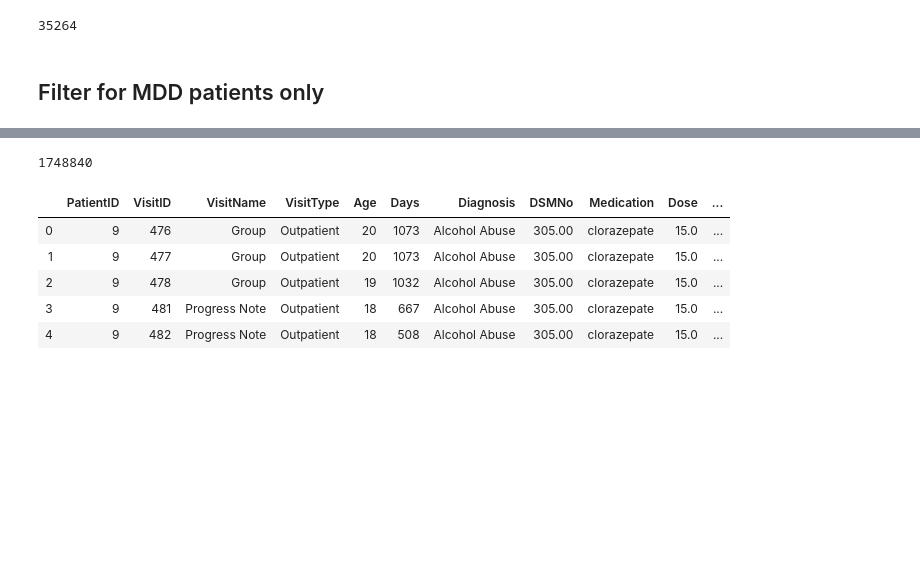
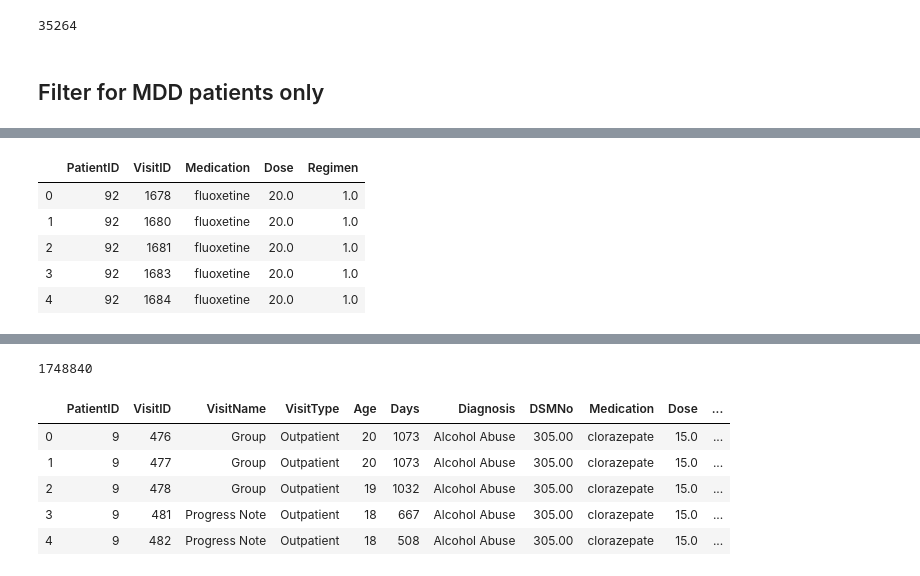
Before and after one commit to geraldinepyh/VDL, a Jupyter notebook: src/MDD_Querying_Temp.ipynb, the cells around one changed output, grey strips where cells are left out. Saved outputs shown, nothing was run; the diff lists cells and outputs as text; code cells hidden in the pictures; blank space fills up the shorter version.

```diff
--- a/src/MDD_Querying_Temp.ipynb
+++ b/src/MDD_Querying_Temp.ipynb
@@ -72,7 +72,7 @@ mdd_filter = pd.read_csv('../data/raw_data/Filters/Mdd_Filter.csv', header=None)
 mdd_filter_query = tuple([mdd for mdd in mdd_filter[0]])
 
 mdd_query = f"""select
-    distinct pd.patientid
+    distinct pd.typepatientid
 from
     rwe_version1_2.pdiagnose pd
 inner join (
@@ -95,6 +95,5 @@ where
     cast(pd.dsmno as text) in {mdd_filter_query}
     and pd.primary_dx = true ; """
 
-# mdd_patients = getData(mdd_query, cols=['PatientID'], savePath='intermediate/mdd_patients')
-mdd_patients = pickle.load(open('../data/intermediate/mdd_patients.pkl','rb'))
-mdd_pts_list = tuple([pt for pt in mdd_patients['PatientID']])
+mdd_patients = getData(mdd_query, cols=['VisitID'], savePath='intermediate/mdd_patients')
+visits_list = tuple([pt for pt in mdd_patients['VisitID']])
@@ -102,0 +150,9 @@ mdd_pts_list = tuple([pt for pt in mdd_patients['PatientID']])
+# %%
+meds_data.head()
+# %% [output]
+|  | PatientID | VisitID | Medication | Dose | Regimen |
+| 0 | 92 | 1678 | fluoxetine | 20.0 | 1.0 |
+| 1 | 92 | 1680 | fluoxetine | 20.0 | 1.0 |
+| 2 | 92 | 1681 | fluoxetine | 20.0 | 1.0 |
+| 3 | 92 | 1683 | fluoxetine | 20.0 | 1.0 |
+| 4 | 92 | 1684 | fluoxetine | 20.0 | 1.0 |
```
Also changed, not shown: parts of 30 cells of this notebook, 1 other file.
